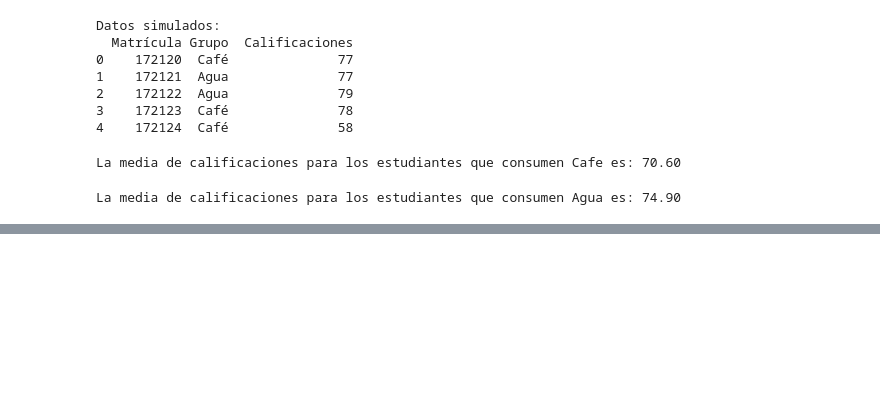
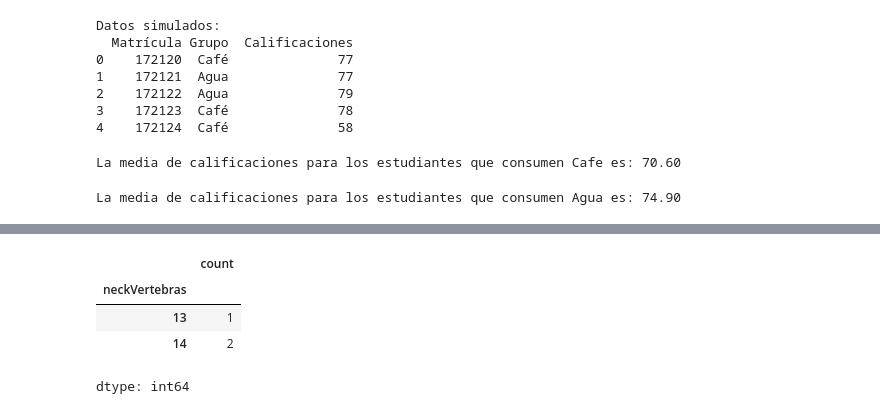
Before and after one commit to Ivon110/Mineria-de-Datos, a Jupyter notebook: mineriacolab1.ipynb, the cells around one changed output, grey strips where cells are left out. Drawn from its saved outputs; the diff is of its cells as text; code cells hidden in the pictures; blank space fills up the shorter version.

```diff
--- a/mineriacolab1.ipynb
+++ b/mineriacolab1.ipynb
@@ -1760,0 +1780,8 @@ La media de calificaciones para los estudiantes que consumen Agua es: 74.90
+# %%
+df['neckVertebras'].value_counts().sort_index()
+# %% [output]
+|  | count |
+| neckVertebras |  |
+| 13 | 1 |
+| 14 | 2 |
+dtype: int64
```
Also changed, not shown: parts of 2 cells of this notebook.
